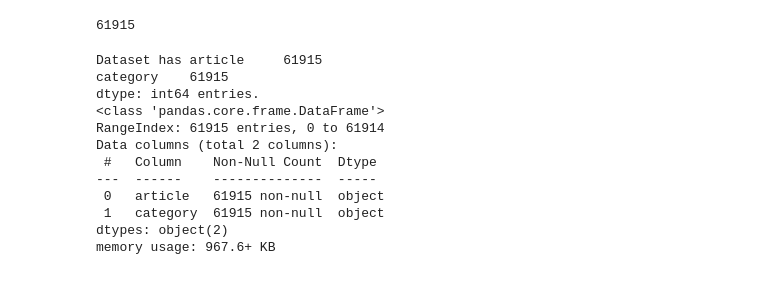
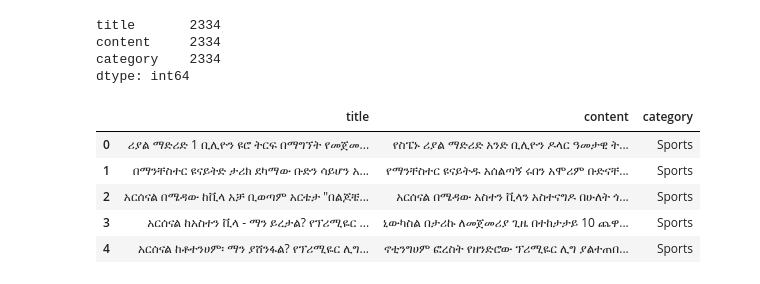
Before and after one commit to AnaniyaT/am-news-classification, a Jupyter notebook: models/train.ipynb, the cells around one changed output. Drawn from its saved outputs; the diff is of its cells as text; code cells hidden in the pictures.

```diff
--- a/models/train.ipynb
+++ b/models/train.ipynb
@@ -15,20 +19,20 @@ from preprocessing.pipeline import PreprocessingPipeline
 # %%
-data = pd.read_csv("data/am_news_corpus.csv")
+data = pd.read_csv("../data/am_news_corpus.csv")
-# %% [output]
-61915
-# %%
-print(f"Dataset has {data.count()} entries.")
-data.info()
-# %% [output]
-Dataset has article     61915
-category    61915
-dtype: int64 entries.
-<class 'pandas.core.frame.DataFrame'>
-RangeIndex: 61915 entries, 0 to 61914
-Data columns (total 2 columns):
- #   Column    Non-Null Count  Dtype
----  ------    --------------  -----
- 0   article   61915 non-null  object
- 1   category  61915 non-null  object
-dtypes: object(2)
-memory usage: 967.6+ KB
+# %%
+scraped_dataset = load_scraped("../scraped_data/bbc_news.json")
+scraped_data = pd.DataFrame(map(lambda x: x.__dict__, scraped_dataset))
+scraped_data.count()
+# %% [output]
+title       2334
+content     2334
+category    2334
+dtype: int64
+# %%
+scraped_data.head()
+# %% [output]
+|  | title | content | category |
+| 0 | ሪያል ማድሪድ 1 ቢሊዮን ዩሮ ትርፍ በማግኘት የመጀመ... | የስፔኑ ሪያል ማድሪድ አንድ ቢሊዮን ዶላር ዓመታዊ ት... | Sports |
+| 1 | በማንቸስተር ዩናይትድ ታሪክ ደካማው ቡድን ሳይሆን አ... | የማንቸስተር ዩናይትዱ አሰልጣኝ ሩበን አሞሪም ቡድናቸ... | Sports |
+| 2 | አርሰናል በሜዳው ከቪላ አቻ ቢወጣም አርቴታ "በልጆቼ... | አርሰናል በሜዳው አስተን ቪላን አስተናግዶ በሁለት ጎ... | Sports |
+| 3 | አርሰናል ከአስተን ቪላ - ማን ይረታል? የፕሪሚዬር ... | ኒውካስል በታሪኩ ለመጀመሪያ ጊዜ በተከታታይ 10 ጨዋ... | Sports |
+| 4 | አርሰናል ከቶተንሀም፡ ማን ያሸንፋል? የፕሪሚዬር ሊግ... | ኖቲንግሀም ፎረስት የዘንድሮው ፕሪሚዬር ሊግ ያልተጠበ... | Sports |
```
Also changed, not shown: parts of 12 cells of this notebook.
